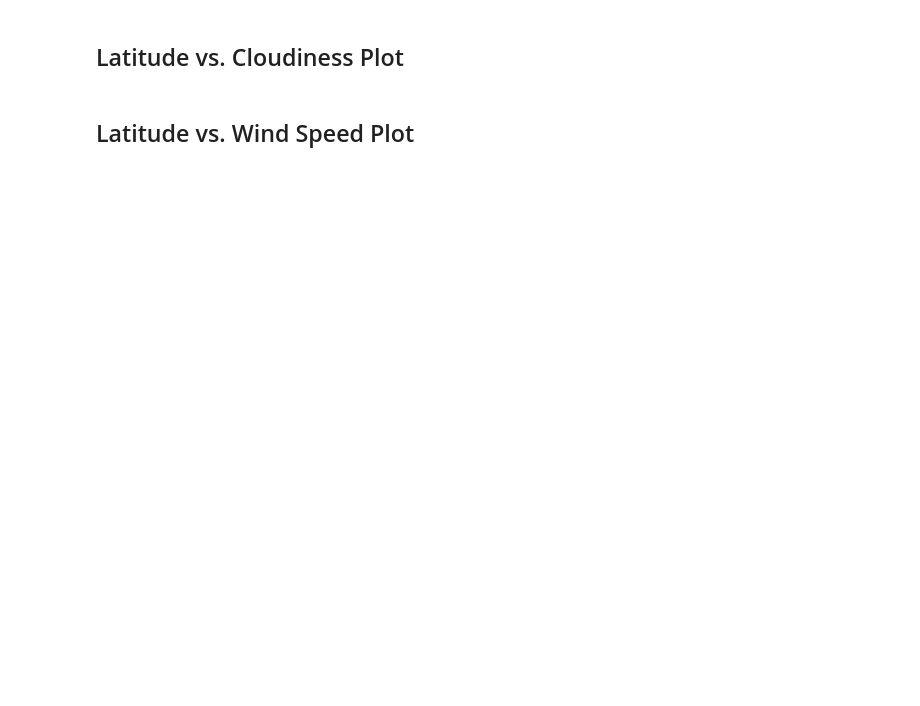
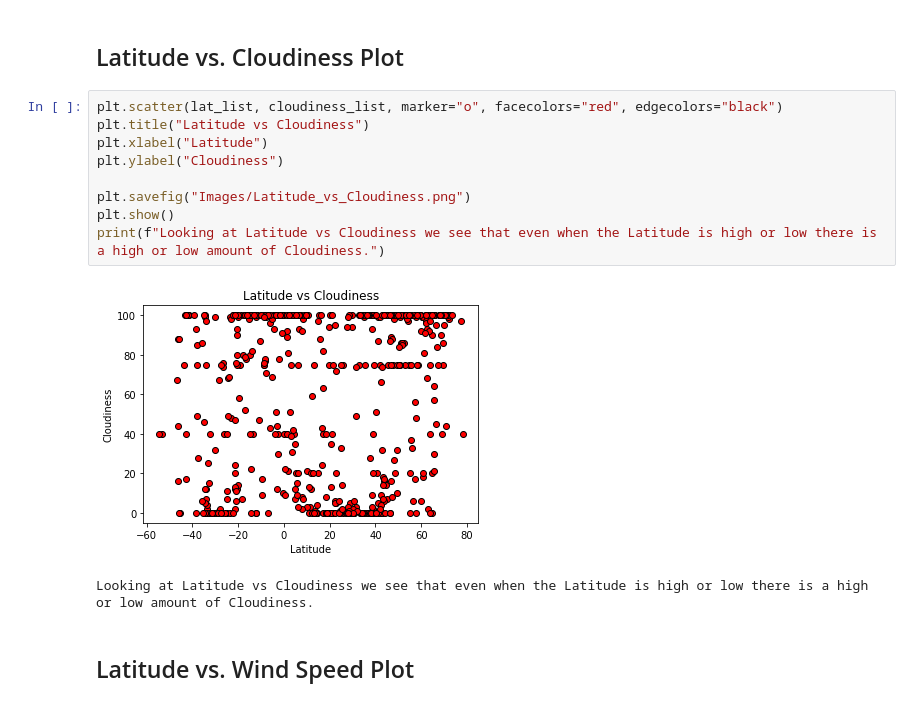
Before and after one commit to Ryanvt94/Python-API-Challenge, a Jupyter notebook: starter_code/WeatherPy.ipynb, the cells around one changed output. Cells and saved outputs as stored; diff of their text form; blank space fills up the shorter version.

```diff
--- a/starter_code/WeatherPy.ipynb
+++ b/starter_code/WeatherPy.ipynb
@@ -135,4 +196,16 @@ Skip this step if there are no cities that have humidity > 100%.
 # %% [markdown]
 ## Latitude vs. Cloudiness Plot
+# %%
+plt.scatter(lat_list, cloudiness_list, marker="o", facecolors="red", edgecolors="black")
+plt.title("Latitude vs Cloudiness")
+plt.xlabel("Latitude")
+plt.ylabel("Cloudiness")
+
+plt.savefig("Images/Latitude_vs_Cloudiness.png")
+plt.show()
+print(f"Looking at Latitude vs Cloudiness we see that even when the Latitude is high or low there is a high or low amount of Cloudiness.")
+# %% [output]
+[figure, added]
+Looking at Latitude vs Cloudiness we see that even when the Latitude is high or low there is a high or low amount of Cloudiness.
 # %% [markdown]
 ## Latitude vs. Wind Speed Plot
```
Also changed, not shown: parts of 21 cells of this notebook, 16 other files.
